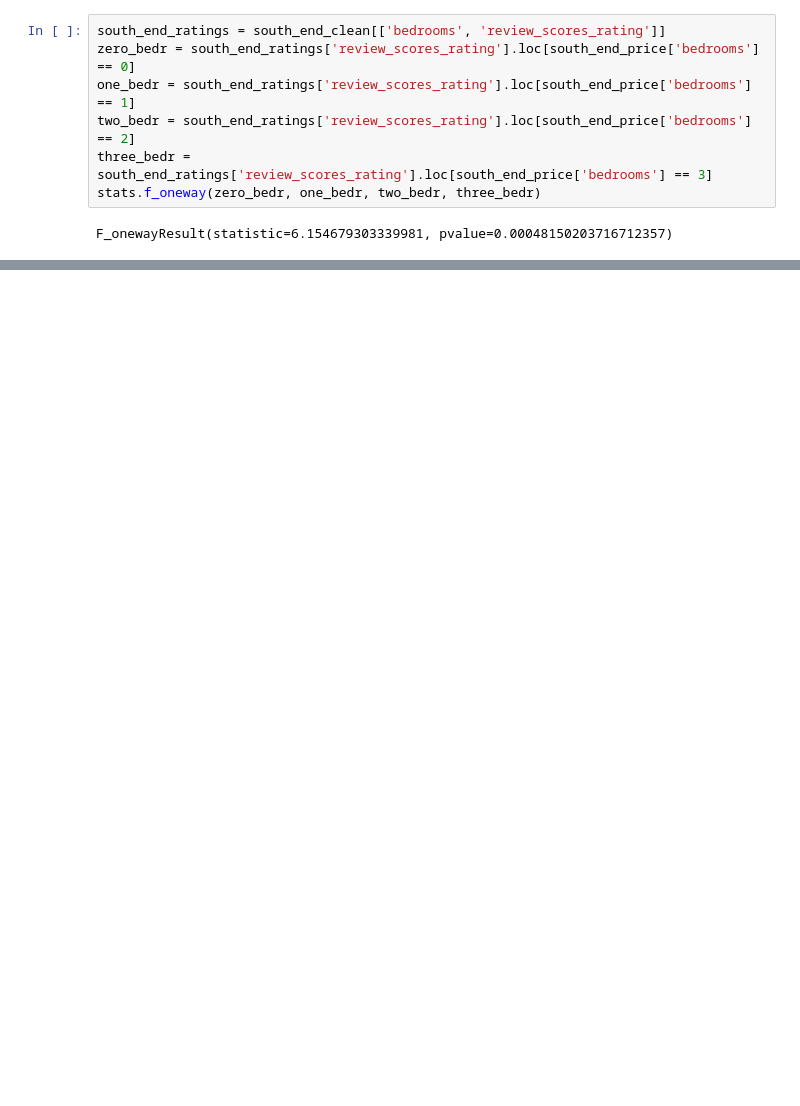
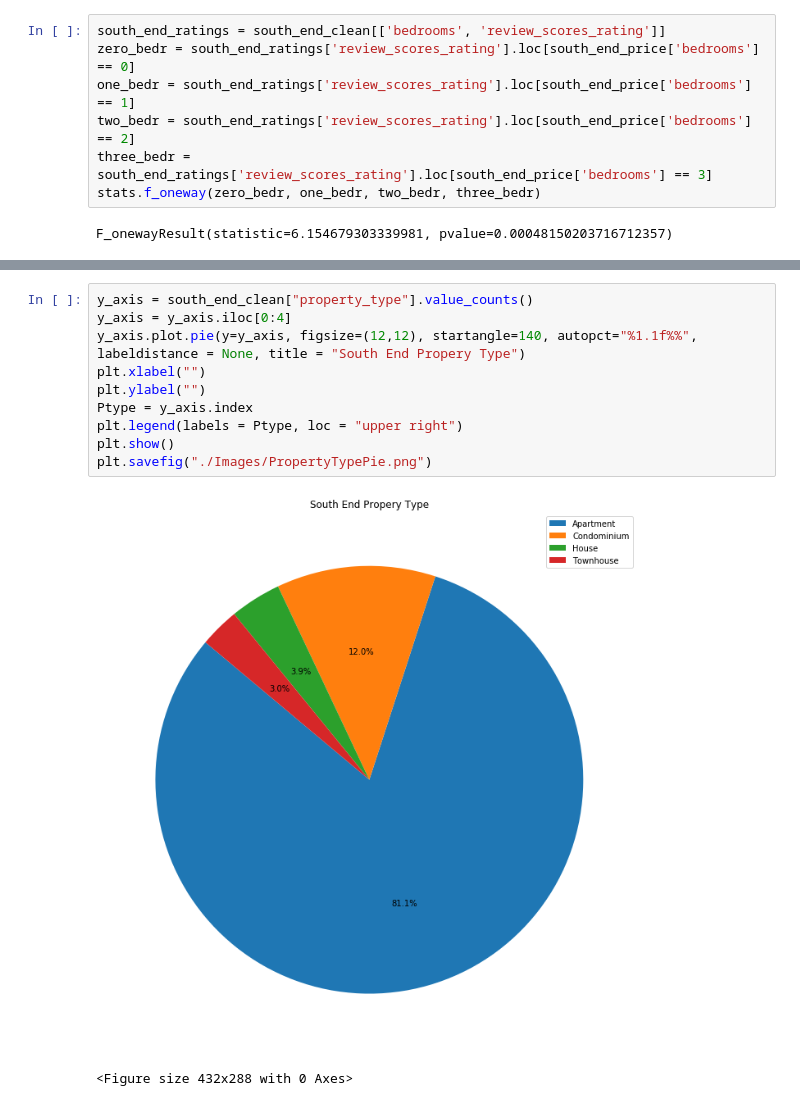
Before and after one commit to jnfost/Boston-Airbnb-EDA, a Jupyter notebook: project_restart2-Bedinfo.ipynb, the cells around one changed output, grey strips where cells are left out. Saved outputs shown, nothing was run; the diff lists cells and outputs as text; blank space fills up the shorter version.

```diff
--- a/project_restart2-Bedinfo.ipynb
+++ b/project_restart2-Bedinfo.ipynb
@@ -382,0 +369,13 @@ plt.savefig("./Images/RatingByBedrooms.png")
+# %%
+y_axis = south_end_clean["property_type"].value_counts()
+y_axis = y_axis.iloc[0:4]
+y_axis.plot.pie(y=y_axis, figsize=(12,12), startangle=140, autopct="%1.1f%%", labeldistance = None, title = "South End Propery Type")
+plt.xlabel("")
+plt.ylabel("")
+Ptype = y_axis.index
+plt.legend(labels = Ptype, loc = "upper right")
+plt.show()
+plt.savefig("./Images/PropertyTypePie.png")
+# %% [output]
+[figure, added]
+<Figure size 432x288 with 0 Axes>
```
Also changed, not shown: parts of 10 cells of this notebook, 6 other files.
